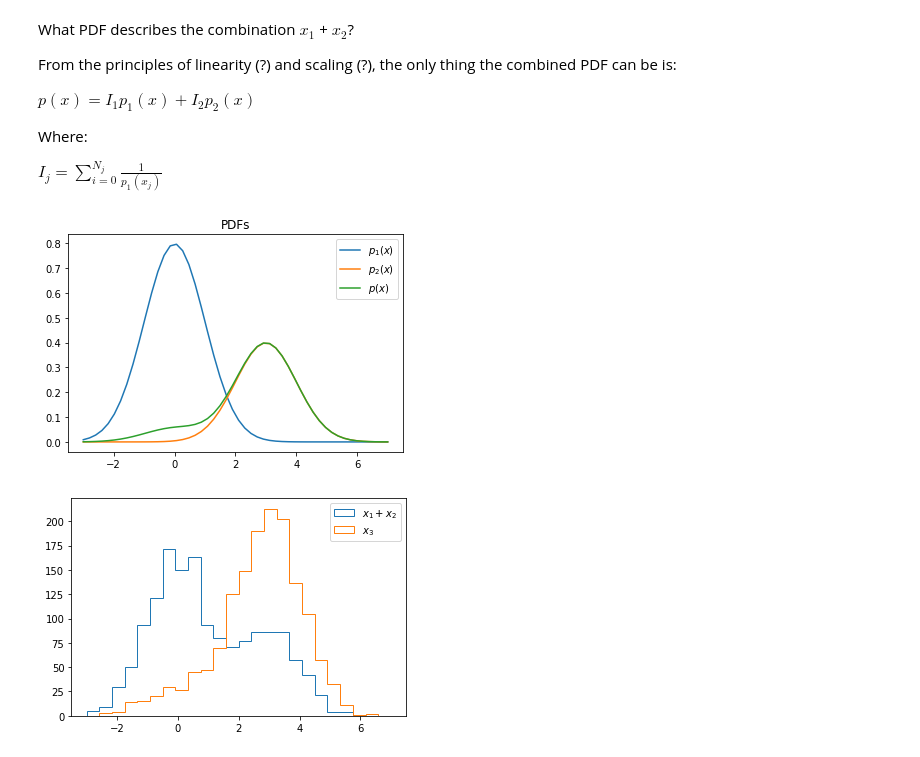
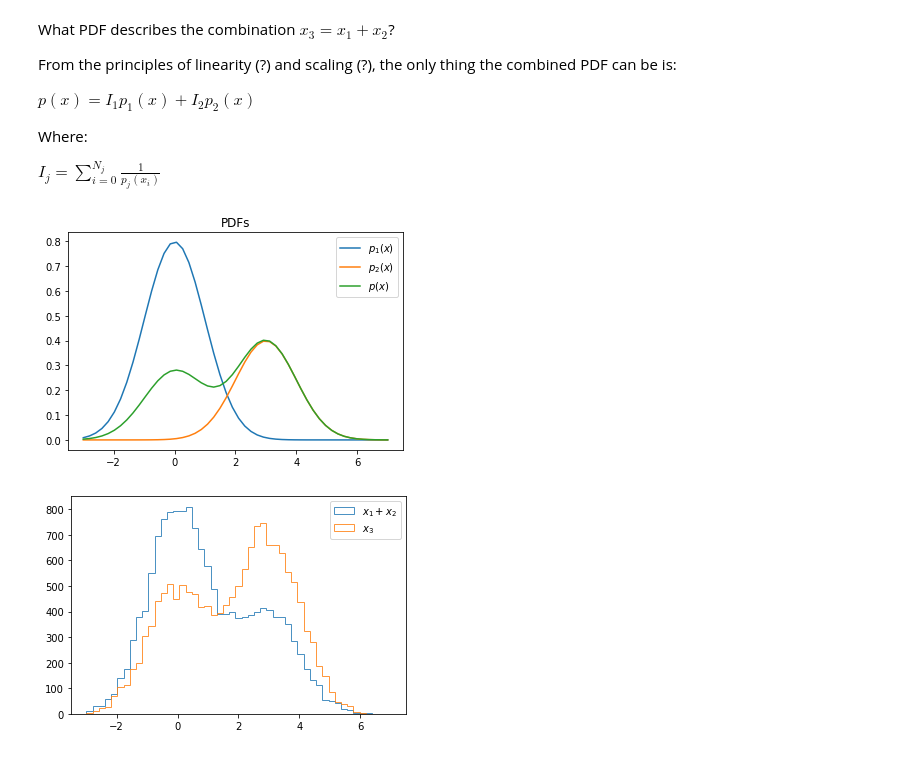
Before and after one commit to richard-lane/addPdfs, a Jupyter notebook: addPdfs.ipynb, the cells around one changed output. Saved outputs shown, nothing was run; the diff lists cells and outputs as text; code cells hidden in the pictures.

```diff
--- a/addPdfs.ipynb
+++ b/addPdfs.ipynb
@@ -56,0 +40,18 @@ plt.show()
+# %%
+# Define two slightly different Gaussian PDFs
+std_normal_pdf = lambda x: norm.pdf(x, loc=0, scale=1)
+shifted_normal_pdf = lambda x: norm.pdf(x, loc=3, scale=1)
+
+# Generate N1 points from one Gaussian and N2 points from the other
+N1, N2 = 10000, 5000
+x1 = sample(N1, std_normal_pdf, pdf_domain, pdf_range)
+x2 = sample(N2, shifted_normal_pdf, pdf_domain, pdf_range)
+
+# Plot histograms
+kw = {"histtype": "step", "bins": np.linspace(*pdf_domain, 50), "alpha": 0.8}
+plt.hist(x1, **kw, label=r"$x_1$")
+plt.hist(x2, **kw, label=r"$x_2$")
+plt.hist(np.concatenate((x1, x2)), **kw, label=r"$x_1+x_2$")
+plt.title("Samples")
+plt.legend()
+plt.show()
@@ -57,5 +60,5 @@ plt.show()
 # %% [markdown]
-What PDF describes the combination $x_1$ + $x_2$?
+What PDF describes the combination $x_3 = x_1 + x_2$?
 
 From the principles of linearity (?) and scaling (?), the only thing the combined PDF can be is:
 
@@ -63,43 +66,44 @@ $p(x) = I_1p_1(x) + I_2p_2(x)$
 
 Where:
 
-$I_j = \sum_{i=0}^{N_j}\frac{1}{p_1(x_j)}$
+$I_j = \sum_{i=0}^{N_j}\frac{1}{p_j(x_i)}$
 # %%
 I1 = 0
 I2 = 0
 
 # Iterate over all of the points
-for p in np.concatenate((x1, x2)):
+for p in x1:
     I1 += 1 / std_normal_pdf(p)
+for p in x2:
     I2 += 1 / shifted_normal_pdf(p)
 
 # Scale the integrals to something more sensible
-I1 /= (I1 + I2)
-I2 /= (I1 + I2)
+I1 /= I1 + I2
+I2 /= I1 + I2
 
-combined_pdf = lambda x : I1 * std_normal_pdf(x) + I2 * shifted_normal_pdf(x)
+combined_pdf = lambda x: I1 * std_normal_pdf(x) + I2 * shifted_normal_pdf(x)
 
 points = np.linspace(*pdf_domain)
-pdf1 = [2*std_normal_pdf(x) for x in points]
+pdf1 = [2 * std_normal_pdf(x) for x in points]
 pdf2 = [shifted_normal_pdf(x) for x in points]
 pdf3 = [combined_pdf(x) for x in points]
 
 
 plt.plot(points, pdf1, label=r"$p_1(x)$")
 plt.plot(points, pdf2, label=r"$p_2(x)$")
 plt.plot(points, pdf3, label=r"$p(x)$")
 plt.title("PDFs")
 plt.legend()
 
 plt.show()
 # %% [output]
-[figure, old version]
+[figure, new version]
 # %%
-x3 = sample(N1+N2, combined_pdf, pdf_domain, pdf_range)
+x3 = sample(N1 + N2, combined_pdf, pdf_domain, pdf_range)
 
 plt.hist(np.concatenate((x1, x2)), **kw, label=r"$x_1+x_2$")
 plt.hist(x3, **kw, label=r"$x_3$")
 plt.legend()
 plt.show()
 # %% [output]
-[figure, old version]
+[figure, new version]
```
Also changed, not shown: parts of 4 cells of this notebook.
